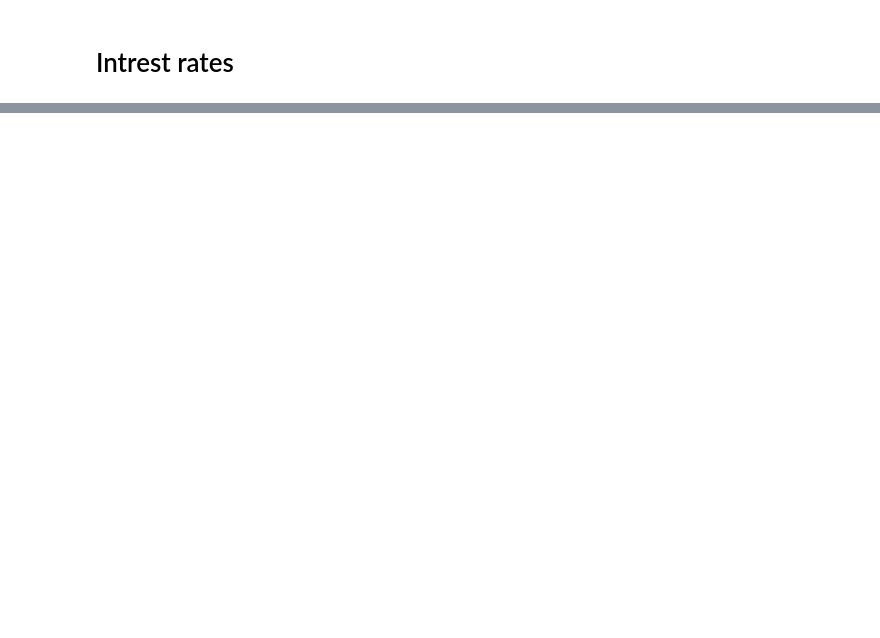
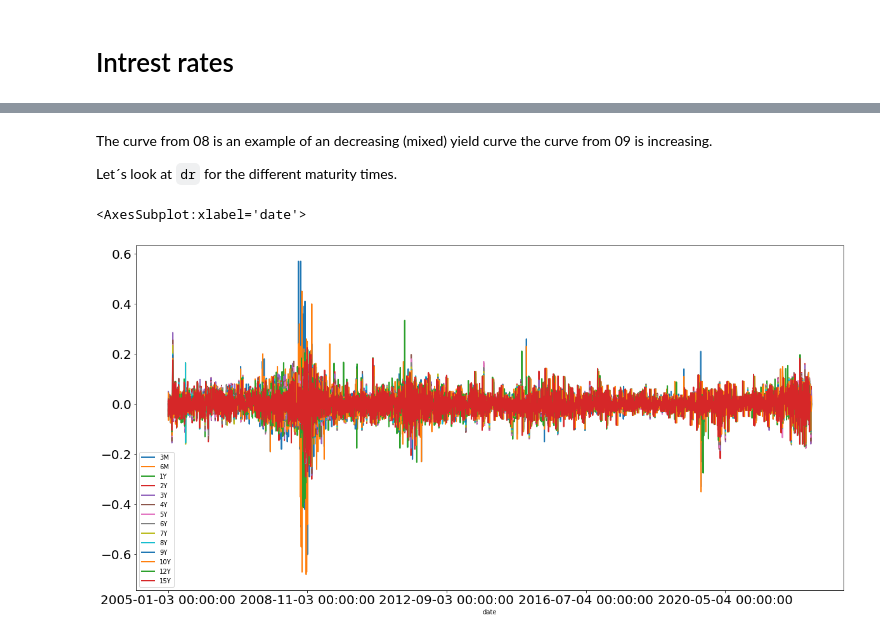
Before and after one commit to ThomasTorkildsen/Matematisk_finans, a Jupyter notebook: prep_seminar2.ipynb, the cells around one changed output, grey strips where cells are left out. Cells and saved outputs as stored; diff of their text form; code cells hidden in the pictures; blank space fills up the shorter version.

```diff
--- a/prep_seminar2.ipynb
+++ b/prep_seminar2.ipynb
@@ -54,0 +101,10 @@ We can see a clear correlation between the rates. From the names of the column n
+# %% [markdown]
+The curve from 08 is an example of an decreasing (mixed) yield curve the curve from 09 is increasing.
+
+Let´s look at `dr` for the different maturity times.
+# %%
+df_diff = df.diff(axis=0)
+df_diff.plot(figsize=(20,10), linewidth=2, fontsize=20)
+# %% [output]
+<AxesSubplot:xlabel='date'>
+[figure, added]
```
Also changed, not shown: parts of 35 cells of this notebook, 1 other file.
